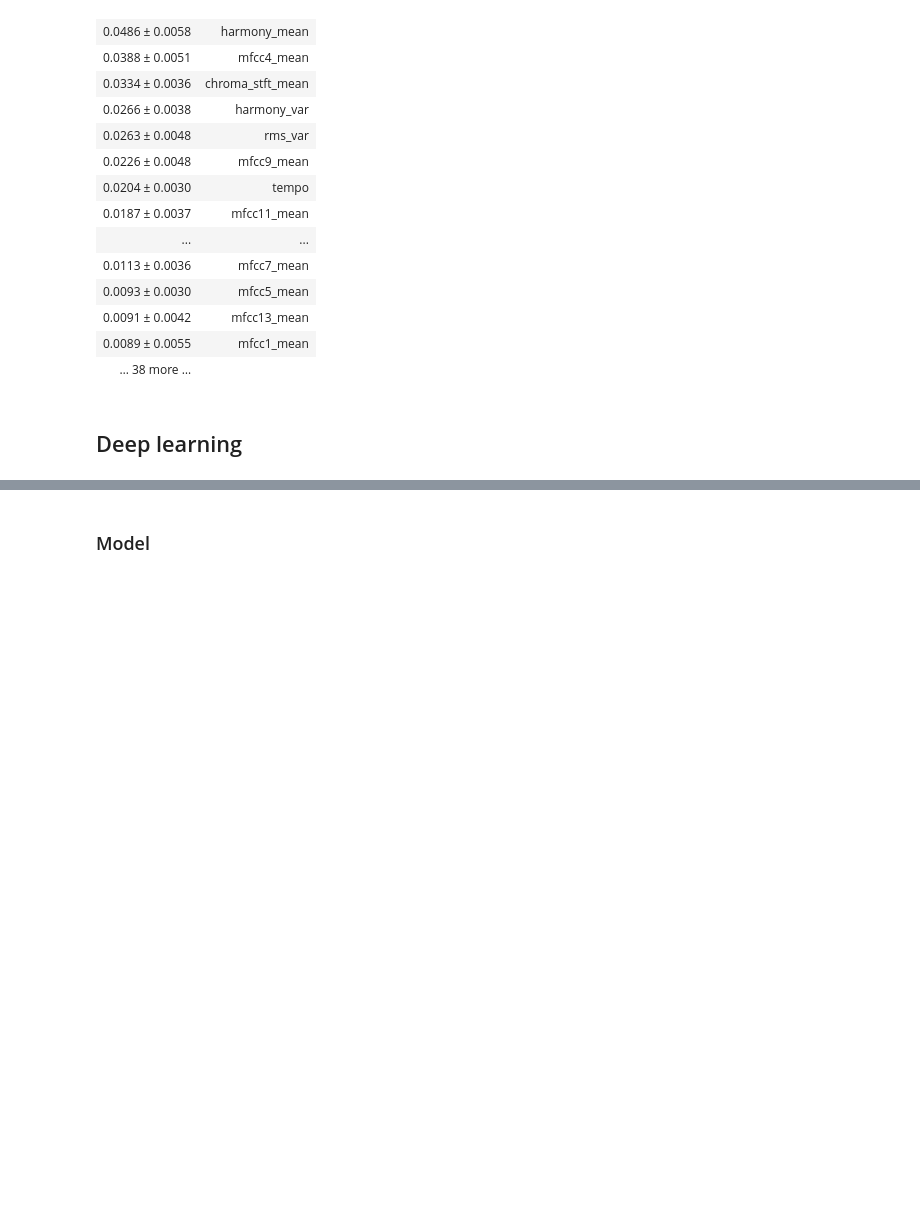
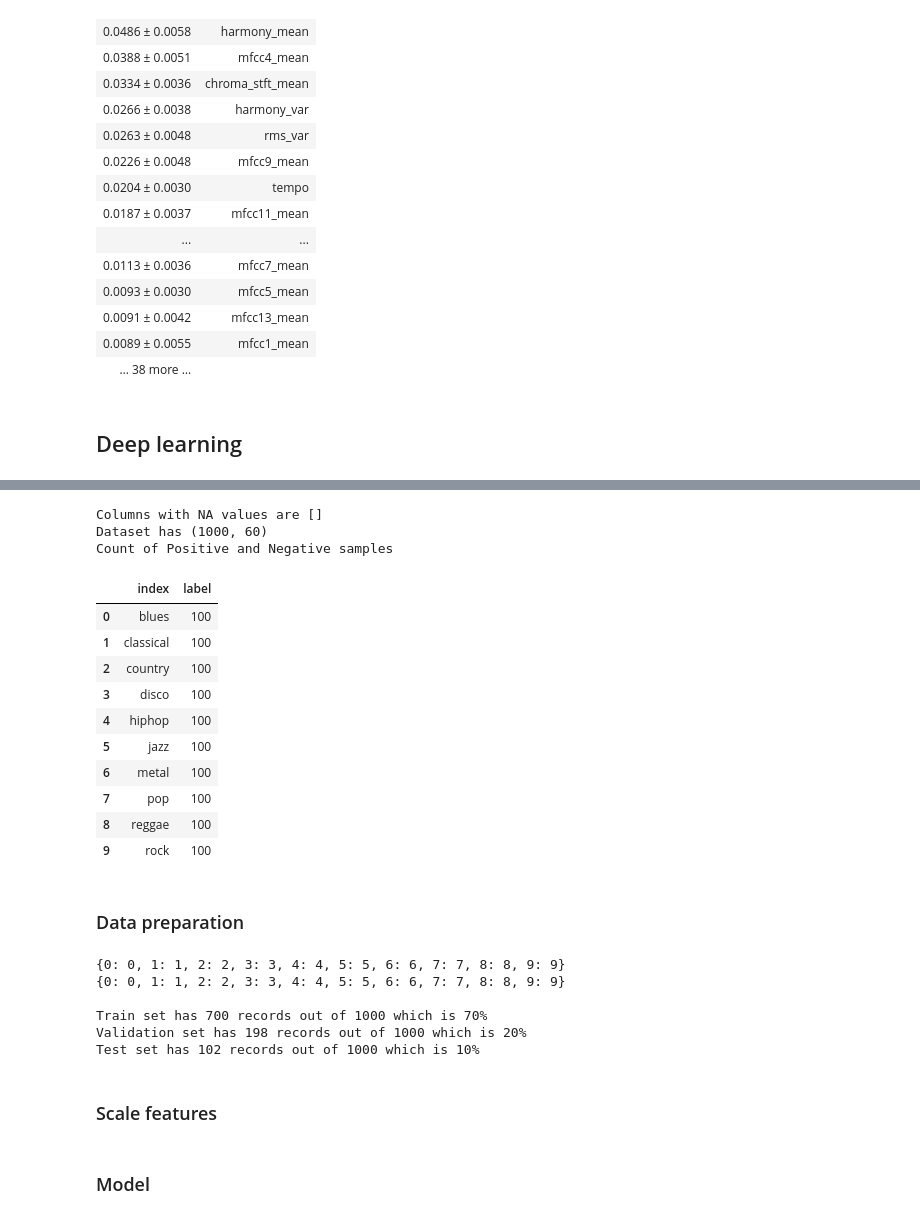
Before and after one commit to michalgorul/classification-of-musical-genres, a Jupyter notebook: GTZAN_MG.ipynb, the cells around one changed output, grey strips where cells are left out. Saved outputs shown, nothing was run; the diff lists cells and outputs as text; code cells hidden in the pictures; blank space fills up the shorter version.

```diff
--- a/GTZAN_MG.ipynb
+++ b/GTZAN_MG.ipynb
@@ -2574,0 +2555,60 @@ X_train.shape, X_test.shape, y_train.shape, y_test.shape
+# %%
+# find all columns with any NA values
+print("Columns with NA values are",list(df.columns[df.isnull().any()]))
+print("Dataset has",df.shape)
+print("Count of Positive and Negative samples")
+df.label.value_counts().reset_index()
+# %% [output]
+Columns with NA values are []
+Dataset has (1000, 60)
+Count of Positive and Negative samples
+|  | index | label |
+| 0 | blues | 100 |
+| 1 | classical | 100 |
+| 2 | country | 100 |
+| 3 | disco | 100 |
+| 4 | hiphop | 100 |
+| 5 | jazz | 100 |
+| 6 | metal | 100 |
+| 7 | pop | 100 |
+| 8 | reggae | 100 |
+| 9 | rock | 100 |
+# %% [markdown]
+### Data preparation
+# %%
+# map labels to index
+label_index = dict()
+index_label = dict()
+for i, x in enumerate(df.label.unique()):
+    label_index[x] = i
+    index_label[i] = x
+print(label_index)
+print(index_label)
+
+# update labels in df to index
+df.label = [label_index[l] for l in df.label]
+
+# shuffle samples
+df_shuffle = df.sample(frac=1, random_state=seed).reset_index(drop=True)
+
+# remove irrelevant columns
+df_shuffle.drop(['filename', 'length'], axis=1, inplace=True)
+df_y = df_shuffle.pop('label')
+df_X = df_shuffle
+
+# split into train dev and test
+X_train, df_test_valid_X, y_train, df_test_valid_y = skms.train_test_split(df_X, df_y, train_size=0.7, random_state=seed, stratify=df_y)
+X_val, X_test, y_val, y_test = skms.train_test_split(df_test_valid_X, df_test_valid_y, train_size=0.66, random_state=seed, stratify=df_test_valid_y)
+
+print(f"\nTrain set has {X_train.shape[0]} records out of {len(df_shuffle)} which is {round(X_train.shape[0]/len(df_shuffle)*100)}%")
+print(f"Validation set has {X_val.shape[0]} records out of {len(df_shuffle)} which is {round(X_val.shape[0]/len(df_shuffle)*100)}%")
+print(f"Test set has {X_test.shape[0]} records out of {len(df_shuffle)} which is {round(X_test.shape[0]/len(df_shuffle)*100)}%")
+# %% [output]
+{0: 0, 1: 1, 2: 2, 3: 3, 4: 4, 5: 5, 6: 6, 7: 7, 8: 8, 9: 9}
+{0: 0, 1: 1, 2: 2, 3: 3, 4: 4, 5: 5, 6: 6, 7: 7, 8: 8, 9: 9}
+
+Train set has 700 records out of 1000 which is 70%
+Validation set has 198 records out of 1000 which is 20%
+Test set has 102 records out of 1000 which is 10%
+# %% [markdown]
+### Scale features
```
Also changed, not shown: parts of 19 cells of this notebook.
